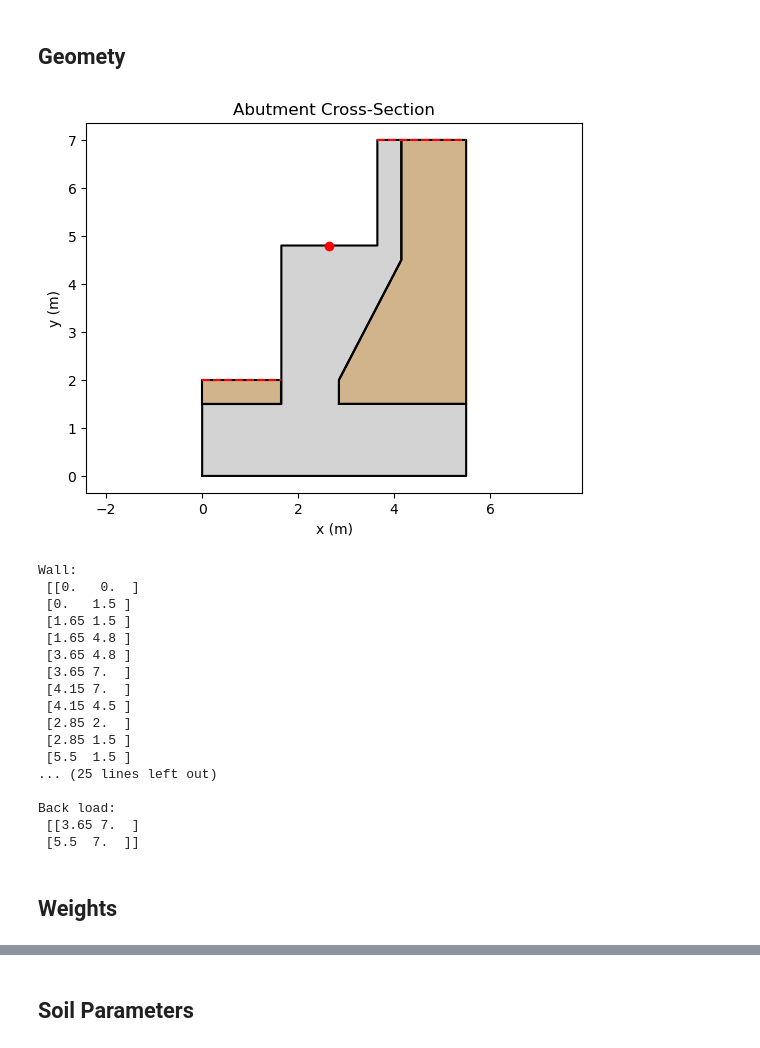
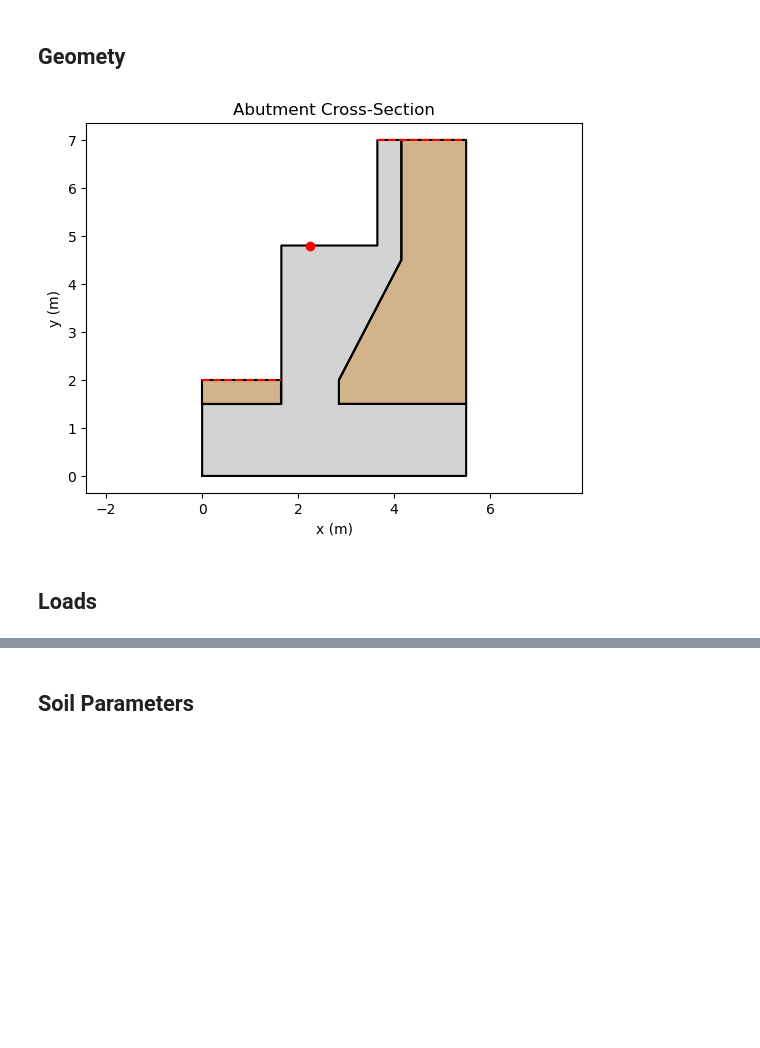
Before and after one commit to dkaramitros/pyEC7, a Jupyter notebook: abutment.ipynb, the cells around one changed output, grey strips where cells are left out. Saved outputs shown, nothing was run; the diff lists cells and outputs as text; code cells hidden in the pictures; blank space fills up the shorter version.

```diff
--- a/abutment.ipynb
+++ b/abutment.ipynb
@@ -32,7 +29,7 @@ heel_width = 2.65
 heel_inclination = 0 # compared to horizontal (degrees)
 
 # Bearing Location
-bearing_point = 0.5*bearing_shelf
+bearing_point = 0.5*stemwall_thickness
 
 # Soil Geometry
 toefill_thickness = 0.50 # at the wall
@@ -43,7 +40,7 @@ backfill_inclination = 0 # compared to horizontal (degrees)
 
 # Abutment
 footing_width = toe_width + stemwall_thickness + heel_width
-abutment_dcoord1 = np.array([
+wall_dcoord1 = np.array([
     [0, toe_thickness],
     [toe_width, toe_width*np.tan(np.deg2rad(toe_inclination))],
     [stemwall_height_front*np.tan(np.deg2rad(stemwall_inclination_front)), stemwall_height_front],
@@ -52,16 +49,16 @@ abutment_dcoord1 = np.array([
     [backwall_thickness, backwall_thickness*np.tan(np.deg2rad(backfill_inclination))],
     [0, -backwall_height_rear]
 ])
-abutment_dcoord2 = np.array([
+wall_dcoord2 = np.array([
     [footing_width, 0],
     [0, heel_thickness],
     [-heel_width, heel_thickness*np.tan(np.deg2rad(heel_inclination))],
     [-stemwall_height_rear*np.tan(np.deg2rad(stemwall_inclination_rear)), stemwall_height_rear]
 ])
-abutment_coord = np.vstack([
+wall_coord = np.vstack([
     [0,0],
-    np.cumsum(abutment_dcoord1, axis=0),
-    np.cumsum(abutment_dcoord2, axis=0)[::-1],
+    np.cumsum(wall_dcoord1, axis=0),
+    np.cumsum(wall_dcoord2, axis=0)[::-1],
     [0,0]
 ])
 
@@ -80,66 +77,49 @@ toefill_coord = np.vstack([
 toefill_height = toefill_coord[1,1]
 
 # Backfill
-backfill_width = footing_width - abutment_coord[6,0]
-backfill_height = abutment_coord[6,1] + backfill_width*np.tan(np.deg2rad(backfill_inclination))
+backfill_width = footing_width - wall_coord[6,0]
+backfill_height = wall_coord[6,1] + backfill_width*np.tan(np.deg2rad(backfill_inclination))
 backfill_coord = np.vstack([
-    abutment_coord[6:10][::-1],
+    wall_coord[6:10][::-1],
     [footing_width,backfill_height],
-    abutment_coord[9:11][::-1],
+    wall_coord[9:11][::-1],
 ])
 
 # Loads
-bearing_coord = abutment_coord[3] + [bearing_point,0]
+bearing_coord = wall_coord[3] + [bearing_point,0]
 toeload_coord = np.vstack([
     toefill_coord[1],
     toefill_coord[2]
 ])
 backload_coord = np.vstack([
-    abutment_coord[5],
+    wall_coord[5],
     backfill_coord[4]
 ])
 
 # Plot
-plt.plot(abutment_coord[:,0], abutment_coord[:,1], 'k-')
-plt.fill(abutment_coord[:,0], abutment_coord[:,1], color='lightgray')
+plt.plot(wall_coord[:,0], wall_coord[:,1], 'k-')
+plt.fill(wall_coord[:,0], wall_coord[:,1], color='lightgray')
 plt.plot(toefill_coord[:,0], toefill_coord[:,1], 'k-')
 plt.fill(toefill_coord[:,0], toefill_coord[:,1], color='tan')
 plt.plot(backfill_coord[:,0], backfill_coord[:,1], 'k-')
 plt.fill(backfill_coord[:,0], backfill_coord[:,1], color='tan')
 plt.plot(bearing_coord[0], bearing_coord[1], 'ro')
 plt.plot(toeload_coord[:,0], toeload_coord[:,1], 'r--')
 plt.plot(backload_coord[:,0], backload_coord[:,1], 'r--')
 plt.axis('equal')
 plt.xlabel('x (m)')
 plt.ylabel('y (m)')
 plt.title('Abutment Cross-Section')
 plt.show()
 
 # Print
-print("Wall:\n",abutment_coord)
-print("\nToe fill:\n",toefill_coord)
-print("\nBackfill:\n",backfill_coord)
-print("\nBearing:\n",bearing_coord)
-print("\nToe load:\n",toeload_coord)
-print("\nBack load:\n",backload_coord)
+# print("Wall:\n",wall_coord)
+# print("\nToe fill:\n",toefill_coord)
+# print("\nBackfill:\n",backfill_coord)
+# print("\nBearing:\n",bearing_coord)
+# print("\nToe load:\n",toeload_coord)
+# print("\nBack load:\n",backload_coord)
 # %% [output]
-[figure, old version]
+[figure, new version]
-Wall:
- [[0.   0.  ]
- [0.   1.5 ]
- [1.65 1.5 ]
- [1.65 4.8 ]
- [3.65 4.8 ]
- [3.65 7.  ]
- [4.15 7.  ]
- [4.15 4.5 ]
- [2.85 2.  ]
- [2.85 1.5 ]
- [5.5  1.5 ]
-... (25 lines left out)
-
-Back load:
- [[3.65 7.  ]
- [5.5  7.  ]]
 # %% [markdown]
-## Weights
+## Loads
```
Also changed, not shown: parts of 24 cells of this notebook, 1 other file.
